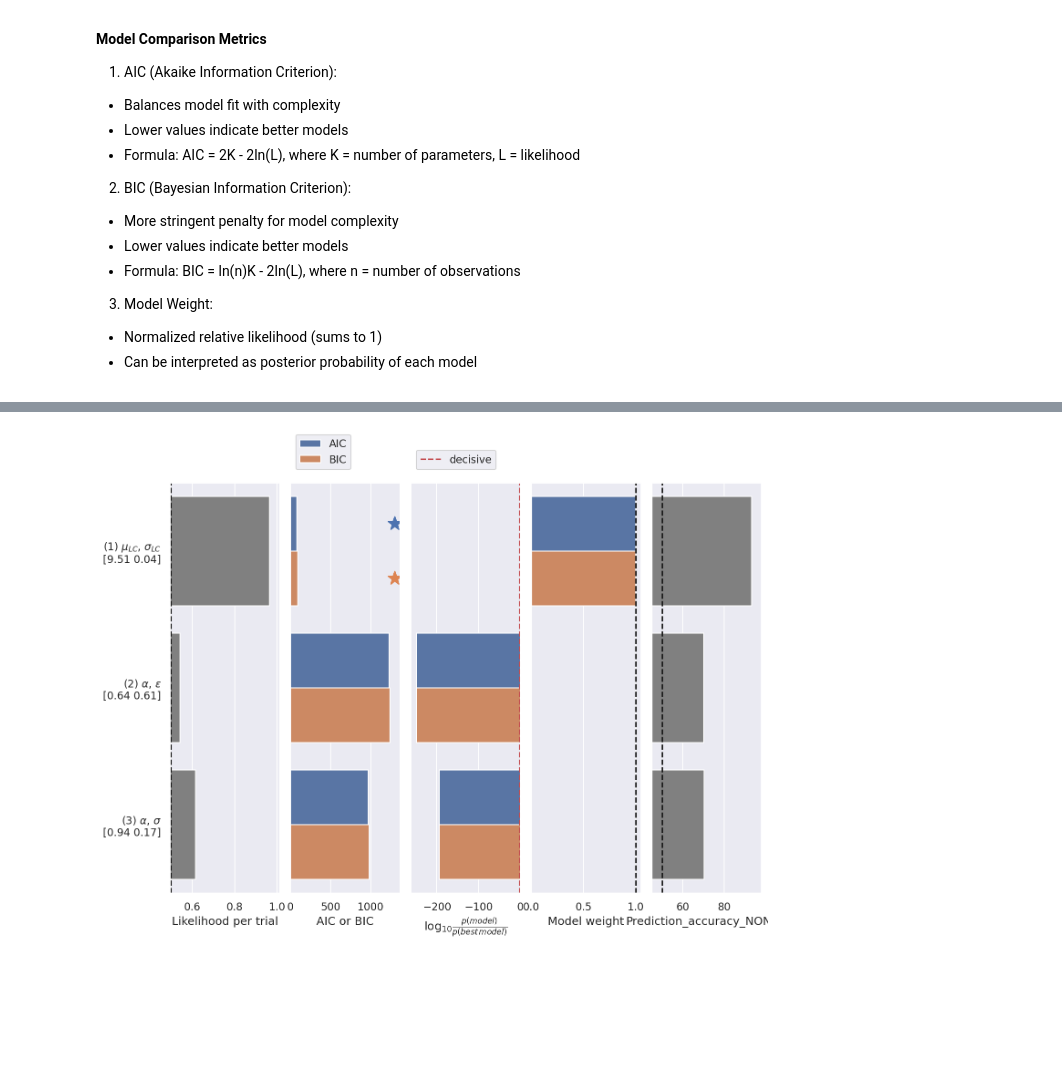
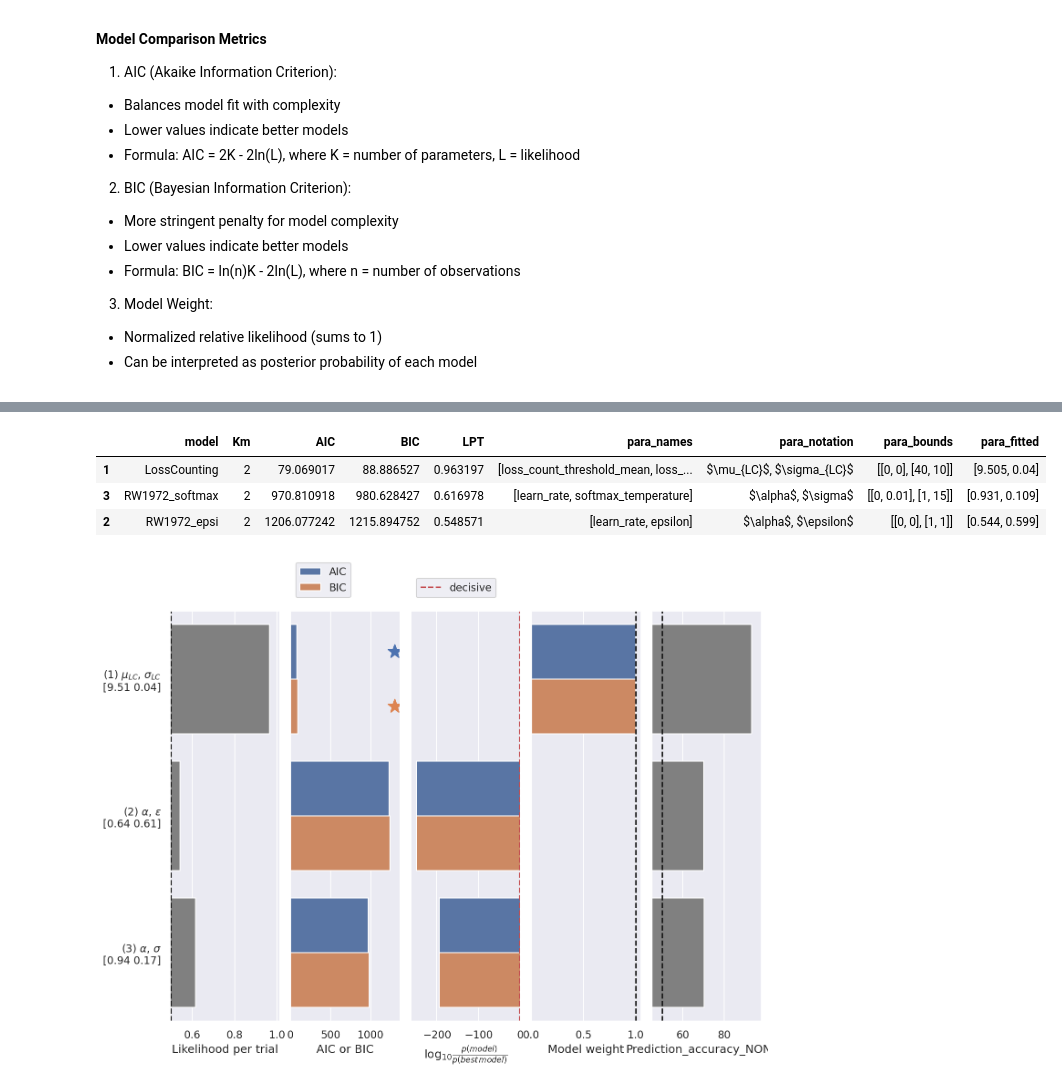
Before and after one commit to AllenSWDB/SWDB_2025_Dynamical_Systems, a Jupyter notebook: code/Workshop-2-Model-Fitting.ipynb, the cells around one changed output, grey strips where cells are left out. Cells and saved outputs as stored; diff of their text form; code cells hidden in the pictures; folded sections open; blank space fills up the shorter version.

```diff
--- a/code/Workshop-2-Model-Fitting.ipynb
+++ b/code/Workshop-2-Model-Fitting.ipynb
@@ -958,3 +936,10 @@ model_comparison.show()
+# %%
+model_comparison.results_sort.loc[:, ['model', 'Km', 'AIC', 'BIC', 'LPT', 'para_names', 'para_notation', 'para_bounds', 'para_fitted']]
+# %% [output]
+|  | model | Km | AIC | BIC | LPT | para_names | para_notation | para_bounds | para_fitted |
+| 1 | LossCounting | 2 | 79.069017 | 88.886527 | 0.963197 | [loss_count_threshold_mean, loss_... | $\mu_{LC}$, $\sigma_{LC}$ | [[0, 0], [40, 10]] | [9.505, 0.04] |
+| 3 | RW1972_softmax | 2 | 970.810918 | 980.628427 | 0.616978 | [learn_rate, softmax_temperature] | $\alpha$, $\sigma$ | [[0, 0.01], [1, 15]] | [0.931, 0.109] |
+| 2 | RW1972_epsi | 2 | 1206.077242 | 1215.894752 | 0.548571 | [learn_rate, epsilon] | $\alpha$, $\epsilon$ | [[0, 0], [1, 1]] | [0.544, 0.599] |
 # %%
 model_comparison.plot()
 # %% [output]
```
Also changed, not shown: parts of 44 cells of this notebook.
